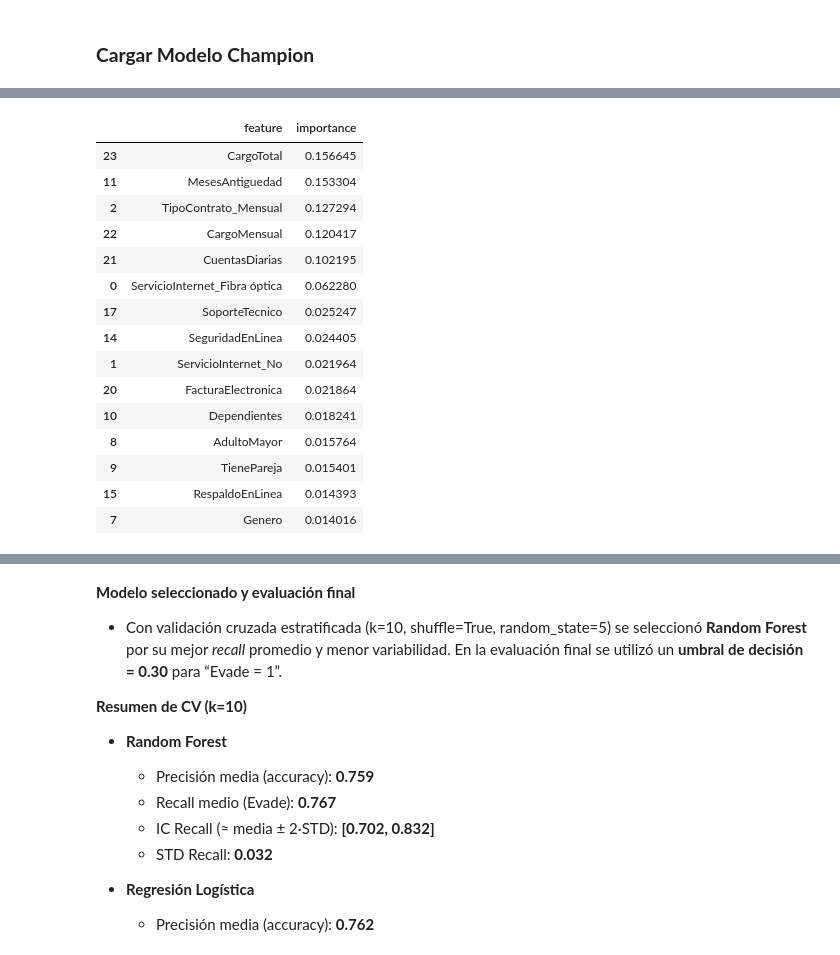
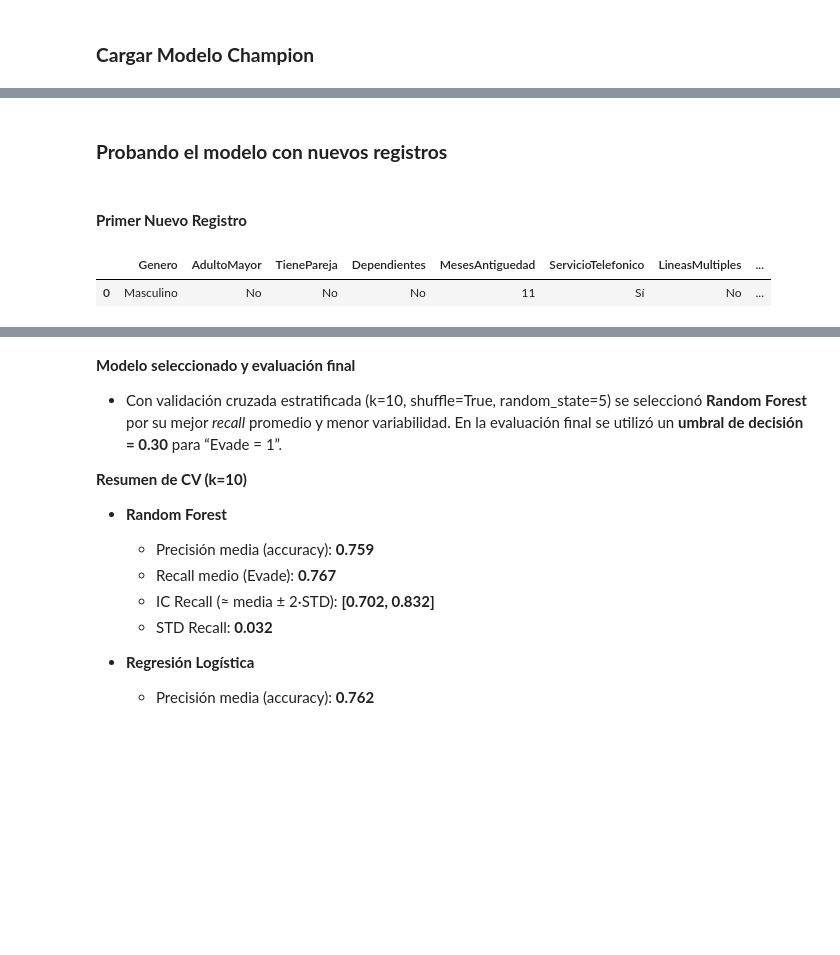
Before and after one commit to DanielRaiicHu/telecom_x_2, a Jupyter notebook: telecom_x_2.ipynb, the cells around one changed output, grey strips where cells are left out. Cells and saved outputs as stored; diff of their text form; code cells hidden in the pictures; blank space fills up the shorter version.

```diff
--- a/telecom_x_2.ipynb
+++ b/telecom_x_2.ipynb
@@ -1805,40 +1765,32 @@ Decisión predicha: Cliente Evade (1)
-# %%
-import joblib, pandas as pd, numpy as np
-
-try:
-    feature_names = enc.get_feature_names_out()
-except TypeError:
-    feature_names = enc.get_feature_names_out(enc.feature_names_in_)  # compat
-
-if hasattr(modelo, "feature_importances_"):
-    imp = modelo.feature_importances_
-    top = (pd.DataFrame({"feature": feature_names, "importance": imp})
-             .sort_values("importance", ascending=False)
-             .head(15))
-    display(top)
-
-else:
-    from sklearn.inspection import permutation_importance
-    res = permutation_importance(modelo, X_val, y_val, n_repeats=10, n_jobs=-1, random_state=5)
-    imp = res.importances_mean
-    top = (pd.DataFrame({"feature": feature_names, "importance": imp})
-             .sort_values("importance", ascending=False)
-             .head(15))
-    display(top)
-# %% [output]
-|  | feature | importance |
-| 23 | CargoTotal | 0.156645 |
-| 11 | MesesAntiguedad | 0.153304 |
-| 2 | TipoContrato_Mensual | 0.127294 |
-| 22 | CargoMensual | 0.120417 |
-| 21 | CuentasDiarias | 0.102195 |
-| 0 | ServicioInternet_Fibra óptica | 0.062280 |
-| 17 | SoporteTecnico | 0.025247 |
-| 14 | SeguridadEnLinea | 0.024405 |
-| 1 | ServicioInternet_No | 0.021964 |
-| 20 | FacturaElectronica | 0.021864 |
-| 10 | Dependientes | 0.018241 |
-| 8 | AdultoMayor | 0.015764 |
-| 9 | TienePareja | 0.015401 |
-| 15 | RespaldoEnLinea | 0.014393 |
-| 7 | Genero | 0.014016 |
+# %% [markdown]
+### **Probando el modelo con nuevos registros**
+# %% [markdown]
+#### **Primer Nuevo Registro**
+# %%
+# Nuevo registro para probar su comportamiento
+nuevo_registro = pd.DataFrame([{
+    'Genero': 'Masculino',
+    'AdultoMayor': 'No',
+    'TienePareja': 'No',       # no tiene pareja ni dependientes
+    'Dependientes': 'No',
+    'MesesAntiguedad': 11,     # antiguedad baja
+    'ServicioTelefonico': 'Sí',
+    'LineasMultiples': 'No',
+    'ServicioInternet': 'Fibra óptica',
+    'SeguridadEnLinea': 'No',           # sin servicios extras activados
+    'RespaldoEnLinea': 'No',
+    'ProteccionDispositivo': 'No',
+    'SoporteTecnico': 'No',
+    'StreamingTV': 'No',
+    'StreamingPeliculas': 'No',
+    'TipoContrato': 'Mensual',
+    'FacturaElectronica': 'Sí',
+    'MetodoPago': 'Cheque por correo',
+    'CuentasDiarias': 2.15,
+    'CargoMensual': 64.76,
+    'CargoTotal': 712.36
+}])
+nuevo_registro
+# %% [output]
+|  | Genero | AdultoMayor | TienePareja | Dependientes | MesesAntiguedad | ServicioTelefonico | LineasMultiples | ... |
+| 0 | Masculino | No | No | No | 11 | Sí | No | ... |
```
Also changed, not shown: parts of 14 cells of this notebook.
